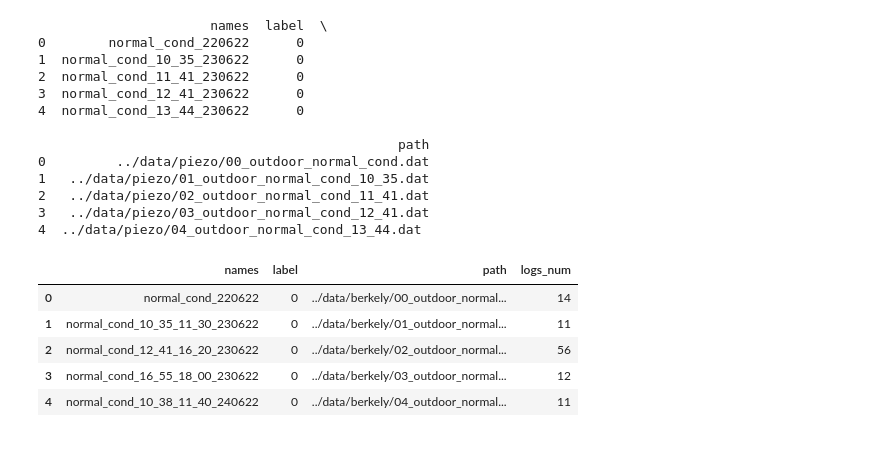
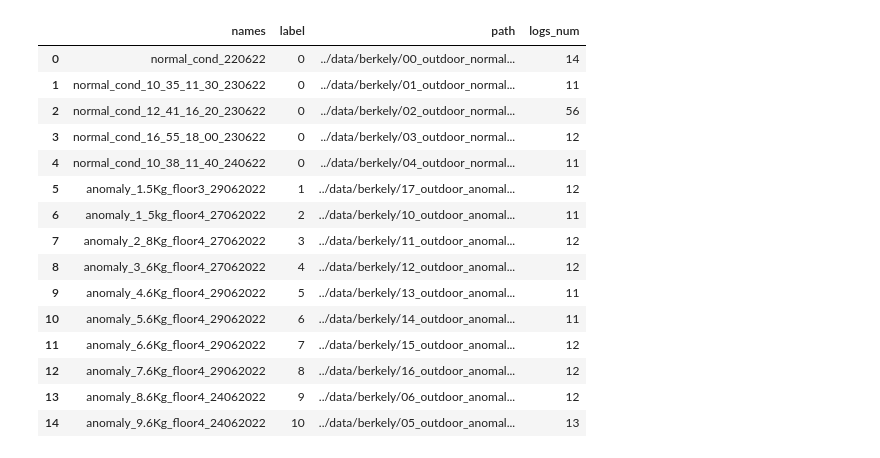
Before and after one commit to MiirHo3eIN/ML-based-sensor-enhancment, a Jupyter notebook: notebooks/database_making.ipynb, the cells around one changed output. Drawn from its saved outputs; the diff is of its cells as text; code cells hidden in the pictures.

```diff
--- a/notebooks/database_making.ipynb
+++ b/notebooks/database_making.ipynb
@@ -10,26 +10,22 @@ import data_convertor, processing
 # %%
 berkly_tab = pd.read_csv('../data/data_berkley.csv')
 piezo_tab = pd.read_csv('../data/data_piezo.csv')
-
-print(piezo_tab.head())
-berkly_tab.head()
-# %% [output]
-                      names  label  \
-0        normal_cond_220622      0
-1  normal_cond_10_35_230622      0
-2  normal_cond_11_41_230622      0
-3  normal_cond_12_41_230622      0
-4  normal_cond_13_44_230622      0
-
-                                              path
-0         ../data/piezo/00_outdoor_normal_cond.dat
-1   ../data/piezo/01_outdoor_normal_cond_10_35.dat
-2   ../data/piezo/02_outdoor_normal_cond_11_41.dat
-3   ../data/piezo/03_outdoor_normal_cond_12_41.dat
-4  ../data/piezo/04_outdoor_normal_cond_13_44.dat
-|  | names | label | path | logs_num |
-| 0 | normal_cond_220622 | 0 | ../data/berkely/00_outdoor_normal... | 14 |
-| 1 | normal_cond_10_35_11_30_230622 | 0 | ../data/berkely/01_outdoor_normal... | 11 |
-| 2 | normal_cond_12_41_16_20_230622 | 0 | ../data/berkely/02_outdoor_normal... | 56 |
-| 3 | normal_cond_16_55_18_00_230622 | 0 | ../data/berkely/03_outdoor_normal... | 12 |
-| 4 | normal_cond_10_38_11_40_240622 | 0 | ../data/berkely/04_outdoor_normal... | 11 |
+# %%
+berkly_tab
+# %% [output]
+|  | names | label | path | logs_num |
+| 0 | normal_cond_220622 | 0 | ../data/berkely/00_outdoor_normal... | 14 |
+| 1 | normal_cond_10_35_11_30_230622 | 0 | ../data/berkely/01_outdoor_normal... | 11 |
+| 2 | normal_cond_12_41_16_20_230622 | 0 | ../data/berkely/02_outdoor_normal... | 56 |
+| 3 | normal_cond_16_55_18_00_230622 | 0 | ../data/berkely/03_outdoor_normal... | 12 |
+| 4 | normal_cond_10_38_11_40_240622 | 0 | ../data/berkely/04_outdoor_normal... | 11 |
+| 5 | anomaly_1.5Kg_floor3_29062022 | 1 | ../data/berkely/17_outdoor_anomal... | 12 |
+| 6 | anomaly_1_5kg_floor4_27062022 | 2 | ../data/berkely/10_outdoor_anomal... | 11 |
+| 7 | anomaly_2_8Kg_floor4_27062022 | 3 | ../data/berkely/11_outdoor_anomal... | 12 |
+| 8 | anomaly_3_6Kg_floor4_27062022 | 4 | ../data/berkely/12_outdoor_anomal... | 12 |
+| 9 | anomaly_4.6Kg_floor4_29062022 | 5 | ../data/berkely/13_outdoor_anomal... | 11 |
+| 10 | anomaly_5.6Kg_floor4_29062022 | 6 | ../data/berkely/14_outdoor_anomal... | 11 |
+| 11 | anomaly_6.6Kg_floor4_29062022 | 7 | ../data/berkely/15_outdoor_anomal... | 12 |
+| 12 | anomaly_7.6Kg_floor4_29062022 | 8 | ../data/berkely/16_outdoor_anomal... | 12 |
+| 13 | anomaly_8.6Kg_floor4_24062022 | 9 | ../data/berkely/06_outdoor_anomal... | 12 |
+| 14 | anomaly_9.6Kg_floor4_24062022 | 10 | ../data/berkely/05_outdoor_anomal... | 13 |
```
Also changed, not shown: parts of 11 cells of this notebook, 4 other files.
